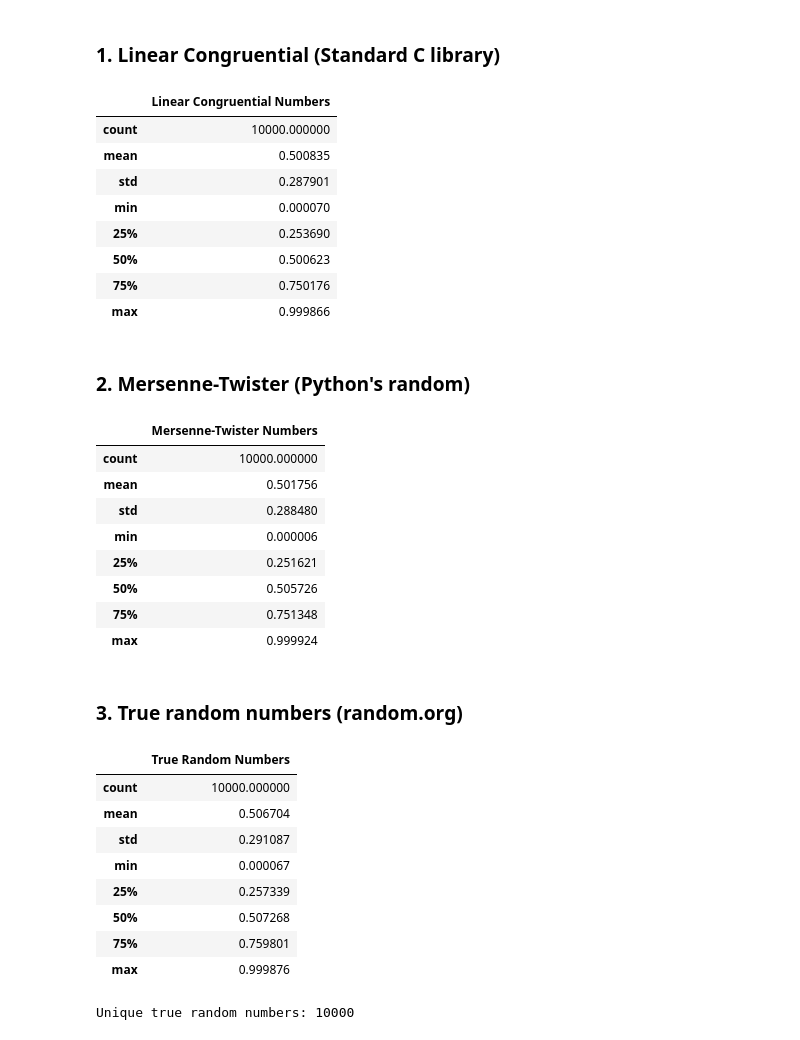
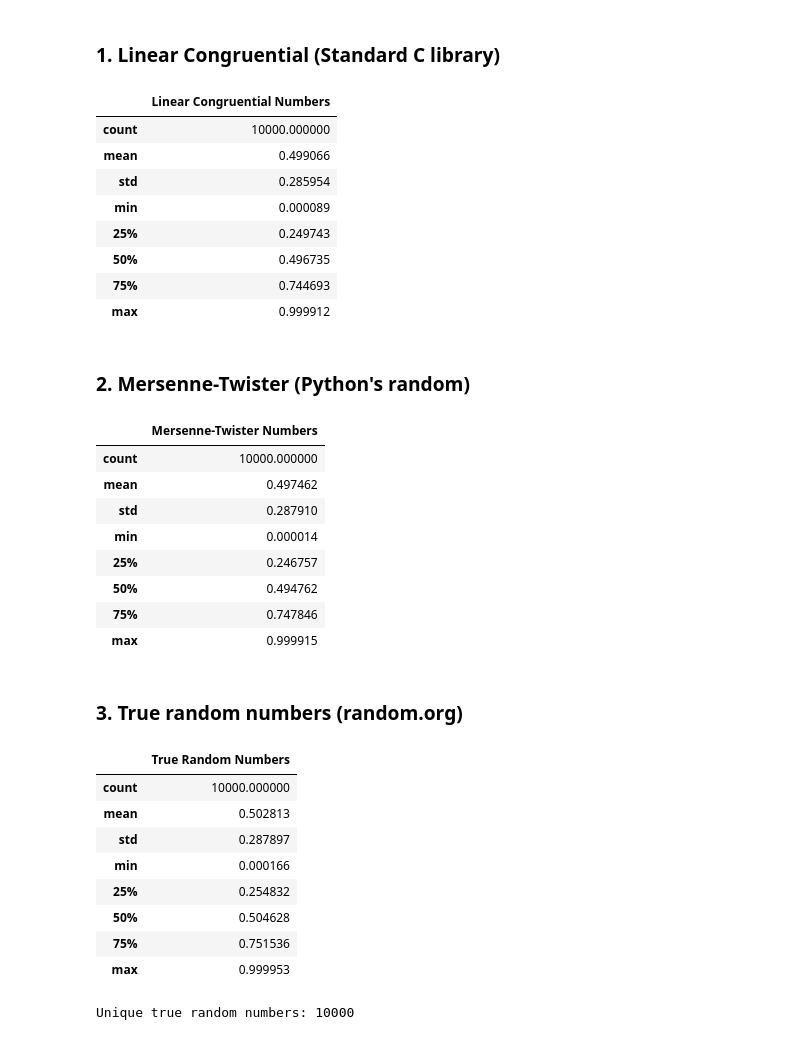
Before and after one commit to msadlej/prng-ea-benchmark, a Jupyter notebook: decimal.ipynb, the cells around one changed output. Saved outputs shown, nothing was run; the diff lists cells and outputs as text; code cells hidden in the pictures.

```diff
--- a/decimal.ipynb
+++ b/decimal.ipynb
@@ -10,48 +11,48 @@ BINS = 100
 # %% [markdown]
 ### 1. Linear Congruential (Standard C library)
 # %%
-linear_congruential = pd.read_csv("data/decimal/linear_congruential.csv", nrows=N_SAMPLES)
+linear_congruential = pd.read_csv("data/linear_congruential.csv", nrows=N_SAMPLES)
 linear_congruential.describe()
 # %% [output]
 |  | Linear Congruential Numbers |
 | count | 10000.000000 |
-| mean | 0.500835 |
-| std | 0.287901 |
-| min | 0.000070 |
-| 25% | 0.253690 |
-| 50% | 0.500623 |
-| 75% | 0.750176 |
-| max | 0.999866 |
+| mean | 0.499066 |
+| std | 0.285954 |
+| min | 0.000089 |
+| 25% | 0.249743 |
+| 50% | 0.496735 |
+| 75% | 0.744693 |
+| max | 0.999912 |
 # %% [markdown]
 ### 2. Mersenne-Twister (Python's random)
 # %%
-mersenne_twister = pd.read_csv("data/decimal/mersenne_twister.csv", nrows=N_SAMPLES)
+mersenne_twister = pd.read_csv("data/mersenne_twister.csv", nrows=N_SAMPLES)
 mersenne_twister.describe()
 # %% [output]
 |  | Mersenne-Twister Numbers |
 | count | 10000.000000 |
-| mean | 0.501756 |
-| std | 0.288480 |
-| min | 0.000006 |
-| 25% | 0.251621 |
-| 50% | 0.505726 |
-| 75% | 0.751348 |
-| max | 0.999924 |
+| mean | 0.497462 |
+| std | 0.287910 |
+| min | 0.000014 |
+| 25% | 0.246757 |
+| 50% | 0.494762 |
+| 75% | 0.747846 |
+| max | 0.999915 |
 # %% [markdown]
 ### 3. True random numbers (random.org)
 # %%
-true_random = pd.read_csv("data/decimal/true_random.csv", nrows=N_SAMPLES)
+true_random = pd.read_csv("data/true_random.csv", nrows=N_SAMPLES)
 true_random.describe()
 # %% [output]
 |  | True Random Numbers |
 | count | 10000.000000 |
-| mean | 0.506704 |
-| std | 0.291087 |
-| min | 0.000067 |
-| 25% | 0.257339 |
-| 50% | 0.507268 |
-| 75% | 0.759801 |
-| max | 0.999876 |
+| mean | 0.502813 |
+| std | 0.287897 |
+| min | 0.000166 |
+| 25% | 0.254832 |
+| 50% | 0.504628 |
+| 75% | 0.751536 |
+| max | 0.999953 |
 # %%
 true_random_set = set()
 
```
Also changed, not shown: parts of 5 cells of this notebook, 2 other files.
